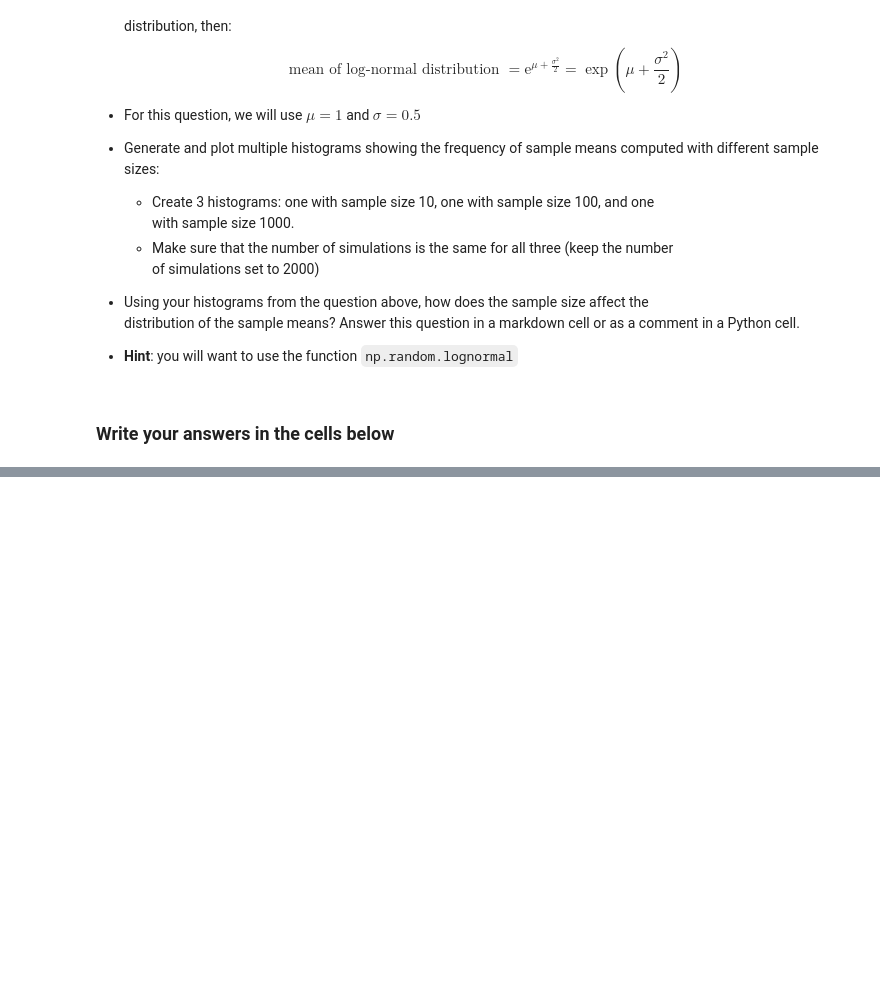
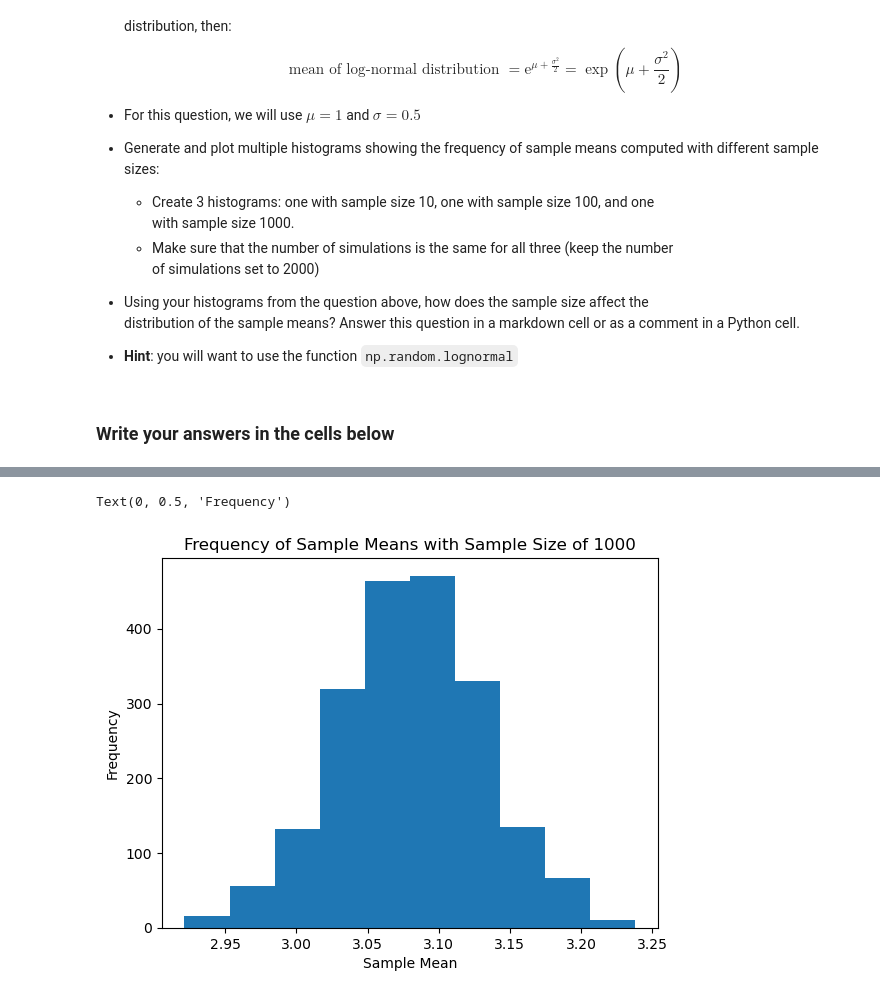
Before and after one commit to TeddyChenTed/qtm151fall2025, a Jupyter notebook: Assignments/assignment_4/Assignment4.ipynb, the cells around one changed output, grey strips where cells are left out. Saved outputs shown, nothing was run; the diff lists cells and outputs as text; code cells hidden in the pictures; blank space fills up the shorter version.

```diff
--- a/Assignments/assignment_4/Assignment4.ipynb
+++ b/Assignments/assignment_4/Assignment4.ipynb
@@ -170,3 +197,24 @@ num_simulations = 2000
+# %%
+# Sample Size 1000
+
+np.random.seed(1234) # set the seed for reproducibility
+num_simulations = 2000
+
+
+# complete the code
+sample_mean = []
+sample_size = 1000
+for iteration in range(num_simulations):
+    sample1 = np.random.lognormal(mean = 1, sigma = 0.5, size = sample_size)
+    sample_mean.append(np.mean(sample1))
+
+plt.hist(x = sample_mean)
+plt.title("Frequency of Sample Means with Sample Size of 1000")
+plt.xlabel("Sample Mean")
+plt.ylabel("Frequency")
+# %% [output]
+Text(0, 0.5, 'Frequency')
+[figure, added]
 # %%
 # How does the sample size affect the distribution of the sample means?
 
```
Also changed, not shown: parts of 8 cells of this notebook, 33 other files.
